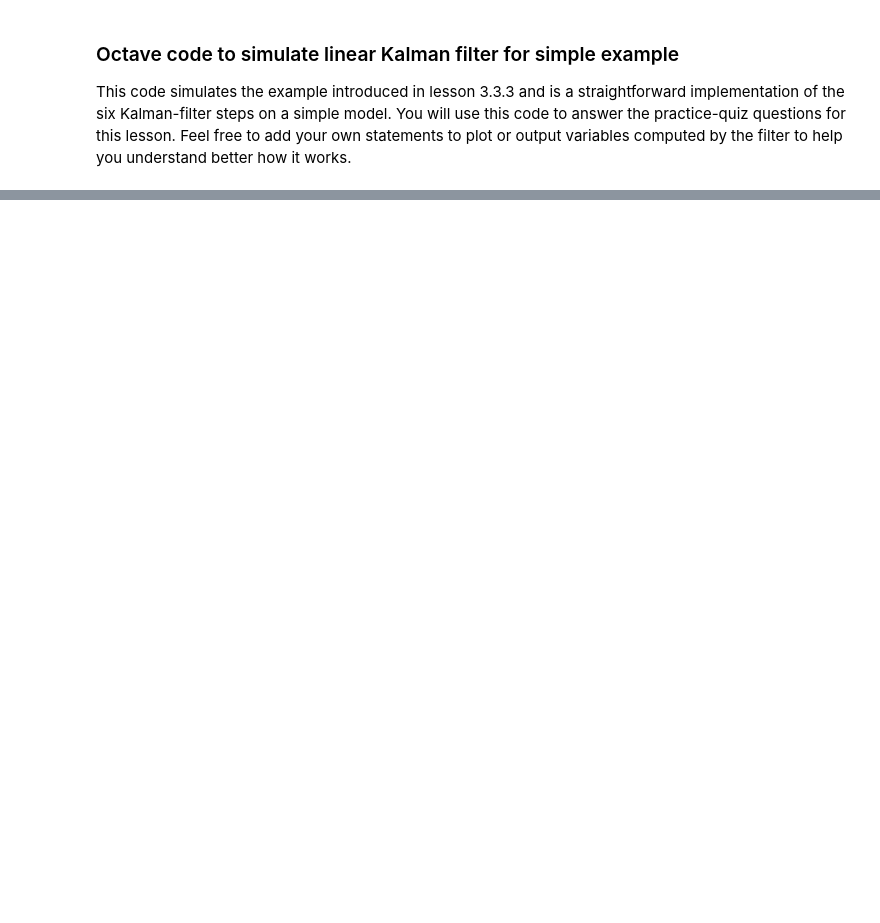
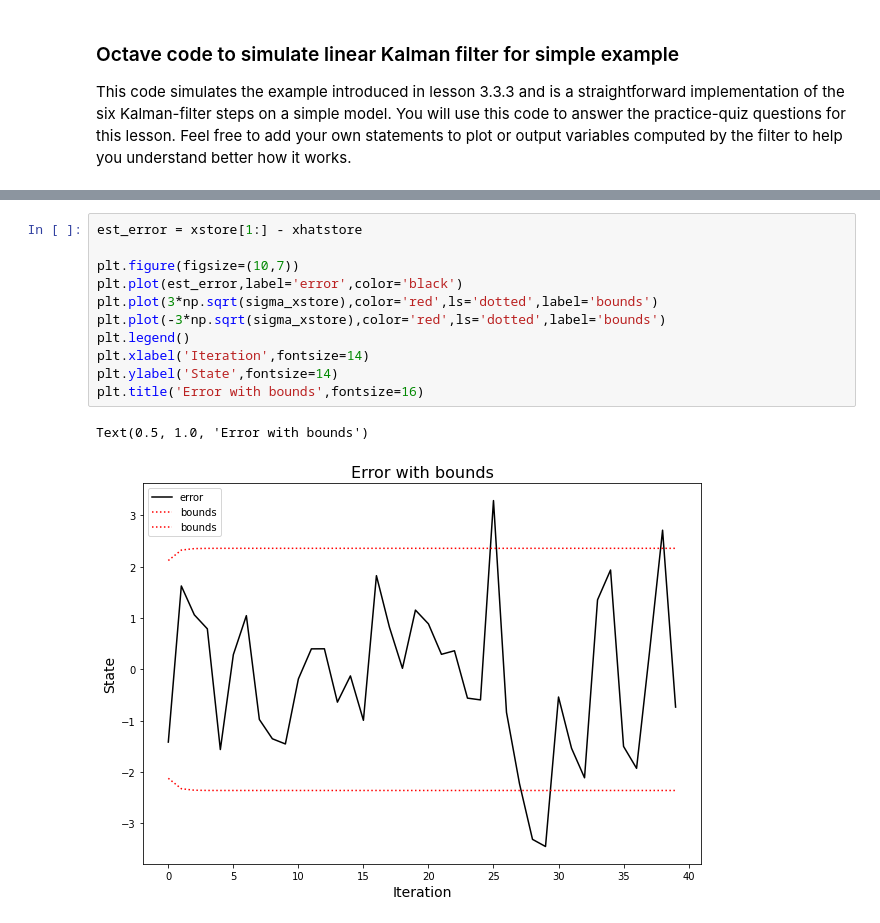
Before and after one commit to mattybohan/bms-specialization, a Jupyter notebook: course-3/notebooks/2022-04-01-mtb-lesson_3.3.3.ipynb, the cells around one changed output, grey strips where cells are left out. Cells and saved outputs as stored; diff of their text form; blank space fills up the shorter version.

```diff
--- a/course-3/notebooks/2022-04-01-mtb-lesson_3.3.3.ipynb
+++ b/course-3/notebooks/2022-04-01-mtb-lesson_3.3.3.ipynb
@@ -70,0 +107,14 @@ plt.plot(test)
+# %%
+est_error = xstore[1:] - xhatstore
+
+plt.figure(figsize=(10,7))
+plt.plot(est_error,label='error',color='black')
+plt.plot(3*np.sqrt(sigma_xstore),color='red',ls='dotted',label='bounds')
+plt.plot(-3*np.sqrt(sigma_xstore),color='red',ls='dotted',label='bounds')
+plt.legend()
+plt.xlabel('Iteration',fontsize=14)
+plt.ylabel('State',fontsize=14)
+plt.title('Error with bounds',fontsize=16)
+# %% [output]
+Text(0.5, 1.0, 'Error with bounds')
+[figure, added]
```
Also changed, not shown: parts of 9 cells of this notebook.
